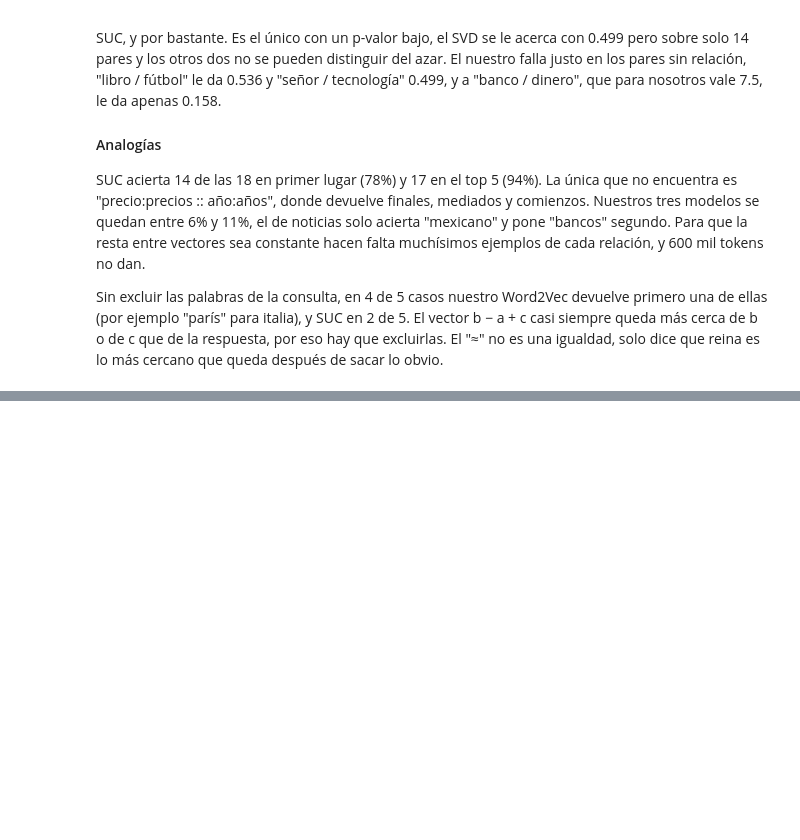
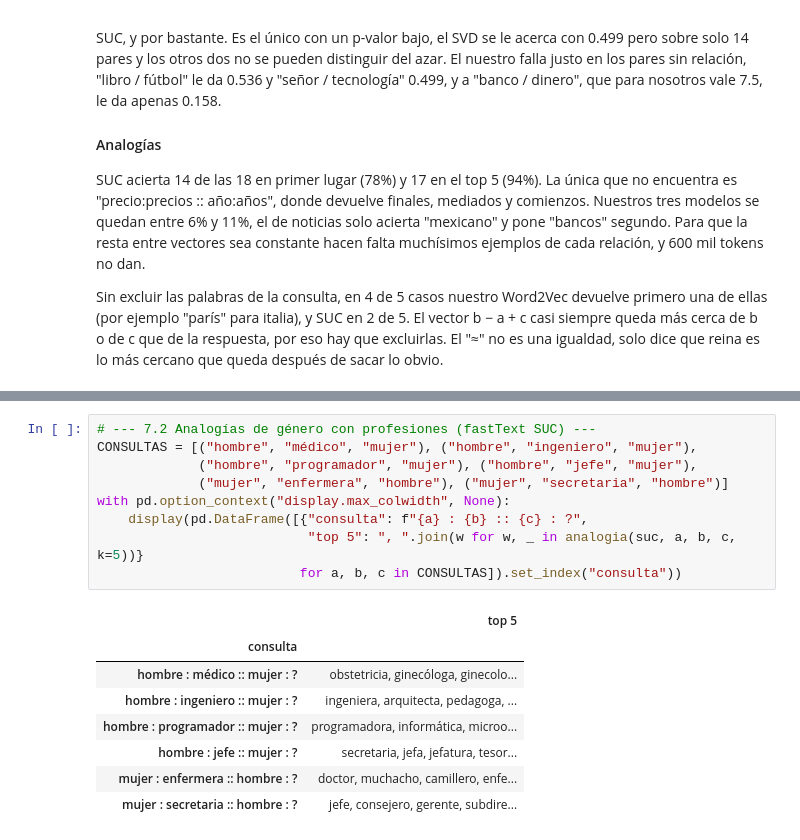
Before and after one commit to MrCifristo/NaturalLanguageProcessing, a Jupyter notebook: lab9-nlp/lab9.ipynb, the cells around one changed output, grey strips where cells are left out. Drawn from its saved outputs; the diff is of its cells as text; blank space fills up the shorter version.

```diff
--- a/lab9-nlp/lab9.ipynb
+++ b/lab9-nlp/lab9.ipynb
@@ -1049,0 +1113,18 @@ PCA es una proyección lineal, conserva las direcciones de mayor varianza y por
+# %%
+# --- 7.2 Analogías de género con profesiones (fastText SUC) ---
+CONSULTAS = [("hombre", "médico", "mujer"), ("hombre", "ingeniero", "mujer"),
+             ("hombre", "programador", "mujer"), ("hombre", "jefe", "mujer"),
+             ("mujer", "enfermera", "hombre"), ("mujer", "secretaria", "hombre")]
+with pd.option_context("display.max_colwidth", None):
+    display(pd.DataFrame([{"consulta": f"{a} : {b} :: {c} : ?",
+                           "top 5": ", ".join(w for w, _ in analogia(suc, a, b, c, k=5))}
+                          for a, b, c in CONSULTAS]).set_index("consulta"))
+# %% [output]
+|  | top 5 |
+| consulta |  |
+| hombre : médico :: mujer : ? | obstetricia, ginecóloga, ginecolo... |
+| hombre : ingeniero :: mujer : ? | ingeniera, arquitecta, pedagoga, ... |
+| hombre : programador :: mujer : ? | programadora, informática, microo... |
+| hombre : jefe :: mujer : ? | secretaria, jefa, jefatura, tesor... |
+| mujer : enfermera :: hombre : ? | doctor, muchacho, camillero, enfe... |
+| mujer : secretaria :: hombre : ? | jefe, consejero, gerente, subdire... |
```
Also changed, not shown: parts of 29 cells of this notebook, 1 other file.
